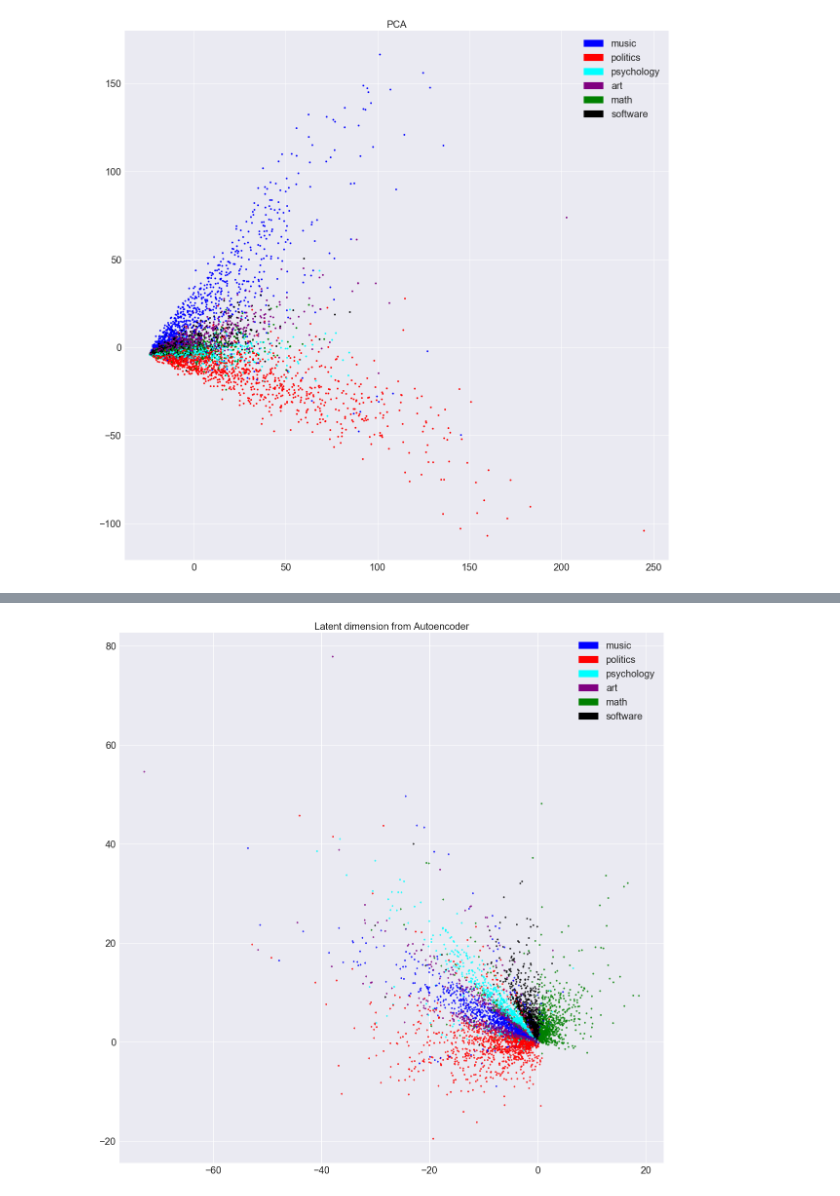
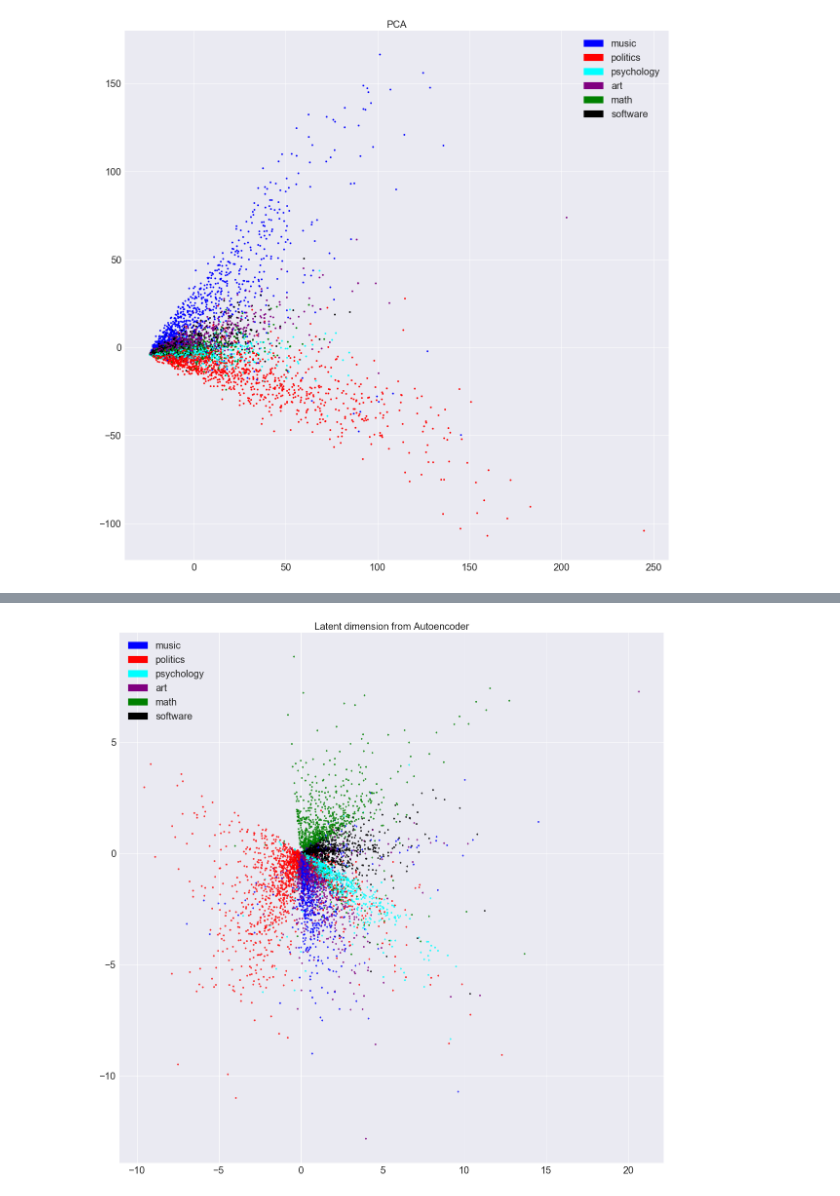
Before and after one commit to cescnghia/Autoencoder, a Jupyter notebook: Autoencoder.ipynb, the cells around one changed output, grey strips where cells are left out. Saved outputs shown, nothing was run; the diff lists cells and outputs as text; code cells hidden in the pictures.

```diff
--- a/Autoencoder.ipynb
+++ b/Autoencoder.ipynb
@@ -527,5 +548,9 @@ def flatten(array):
 # %%
 def get_batch(X, batch_size, shuffle=True):
+    """
+        Partition X into n-chunks of size batch_size with shuffle
+    """
+
     data_size = len(X)
 
     if shuffle:
@@ -545,6 +570,10 @@ def get_batch(X, batch_size, shuffle=True):
             yield torch.Tensor(tX)
 # %%
 def train(X, nb_epochs, lr, batch_size, original_dim, latent_dim):
+    """
+        Training an autoencoder with data X
+        This method will return an autoencoder
+    """
 
     autoencoder = AutoEncoder(original_dim, latent_dim)
     optimizer = torch.optim.Adam(autoencoder.parameters(), lr=lr)
@@ -553,15 +582,19 @@ def train(X, nb_epochs, lr, batch_size, original_dim, latent_dim):
     for epoch in range(nb_epochs):
         sum_loss = 0
         for step, x in enumerate(get_batch(X, batch_size)):
-            vab_x = Variable(x)                   #var_x.size= torch.Size([BATCH, original_dim])
-            encoded, decoded = autoencoder(vab_x) #encoded.size = torch.Size([BATCH, latent_dim])
-            loss = criterion(decoded, vab_x)      # mean square error
-            optimizer.zero_grad()                 # clear gradients for this training step
-            loss.backward()                       # backpropagation, compute gradients
-            optimizer.step()                      # apply gradients
+            vab_x = Variable(x)
+            encoded, decoded = autoencoder(vab_x)
+            "Compute loss"
+            loss = criterion(decoded, vab_x)
+            "Reset gradients"
+            optimizer.zero_grad()
+            "Backprop, compute gradients"
+            loss.backward()
+            "Update gradients"
+            optimizer.step()
             sum_loss += loss.data[0]
 
-        print('Epoch: ', epoch, '| total train loss: %.4f' % sum_loss)
+        print('Epoch: ', epoch, '| total loss: %.4f' % sum_loss)
 
     return autoencoder
 # %% [markdown]
@@ -612,6 +653,9 @@ def classification(X, y):
 # %%
-X, y = data['TF'], data['y']
+X, y = data['MAX_TF'], data['y']
 
+"Use the encode part of autoencoder for compressing X"
 encoded_X, decoded_X = autoencoder_classification(Variable(torch.Tensor(flatten(X))))
+
+"Perform classifition"
 y_predicted, y_test = classification(encoded_X, y)
 # %% [output]
@@ -663,4 +713,4 @@ plot_PCA(data['TF'], data['y'], pca=True)
 # %%
-autoencoder_plot = train(X=data['TF'], nb_epochs=20, lr=.001, \
-                batch_size=100, original_dim=vocab_size, latent_dim=2)
+autoencoder_plot = train(X=data['MAX_TF'], nb_epochs=20, lr=.005, \
+                batch_size=100, original_dim=VOCAB_SIZE, latent_dim=2)
 # %% [output]
@@ -687,8 +727,8 @@ Epoch:  19 | total train loss: 160.4792
 # %%
-tensor_data = torch.Tensor(flatten(data['TF']))
+tensor_data = torch.Tensor(flatten(data['MAX_TF']))
 encoded_data, decoded_data = autoencoder_plot(Variable(tensor_data))
 
 plot_PCA(encoded_data.data, data['y'], pca=False)
 # %% [output]
-[figure, old version]
+[figure, new version]
 # %% [markdown]
```
Also changed, not shown: parts of 49 cells of this notebook.
